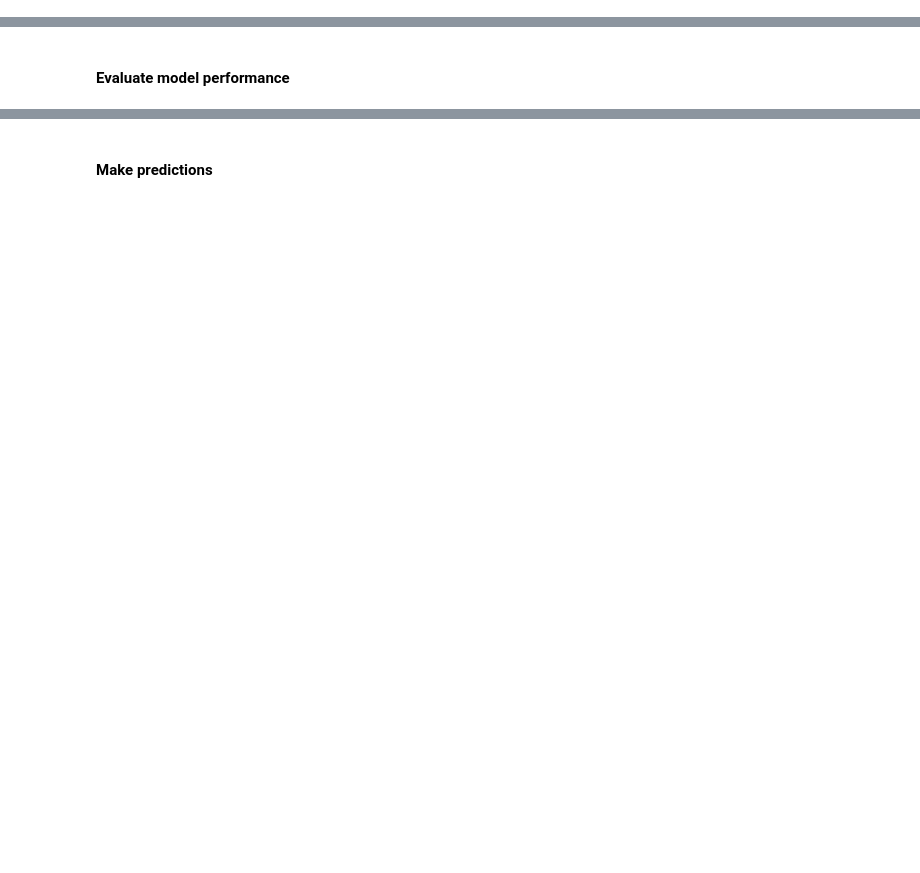
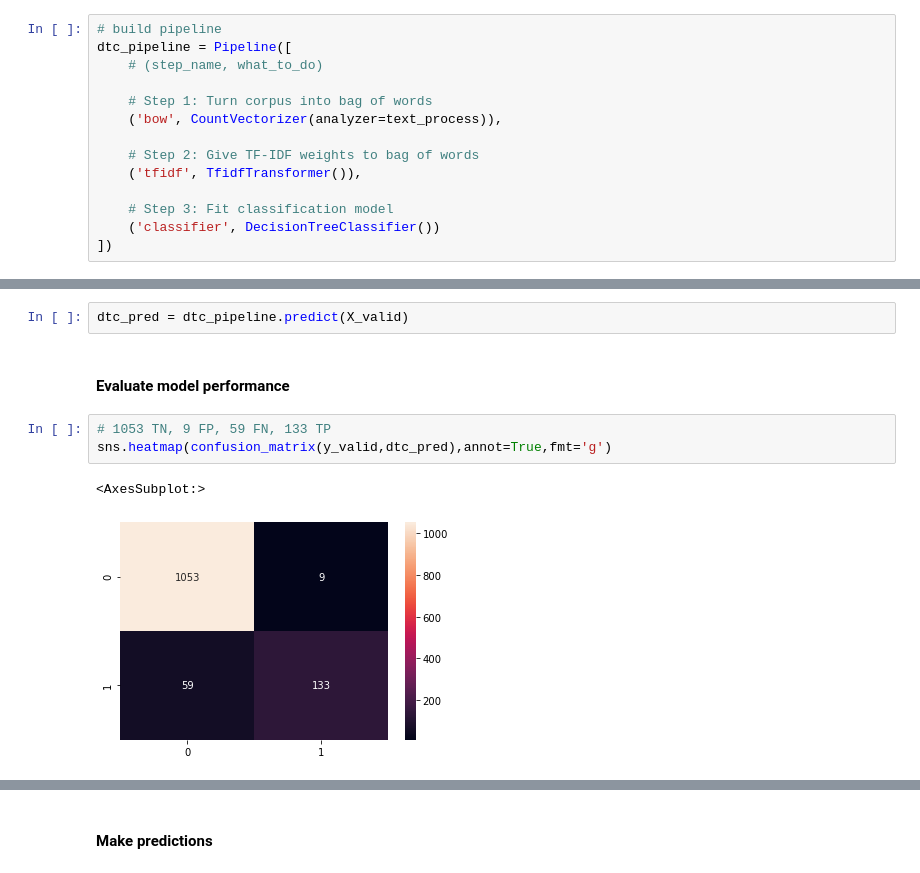
Before and after one commit to kamelCased/learningDataScience, a Jupyter notebook: Natural Language Processing.ipynb, the cells around one changed output, grey strips where cells are left out. Saved outputs shown, nothing was run; the diff lists cells and outputs as text; blank space fills up the shorter version.

```diff
--- a/Natural Language Processing.ipynb
+++ b/Natural Language Processing.ipynb
@@ -480,0 +600,14 @@ weighted avg       0.93      0.93      0.92      1254
+# %%
+# build pipeline
+dtc_pipeline = Pipeline([
+    # (step_name, what_to_do)
+
+    # Step 1: Turn corpus into bag of words
+    ('bow', CountVectorizer(analyzer=text_process)),
+
+    # Step 2: Give TF-IDF weights to bag of words
+    ('tfidf', TfidfTransformer()),
+
+    # Step 3: Fit classification model
+    ('classifier', DecisionTreeClassifier())
+])
@@ -481,4 +622,12 @@ weighted avg       0.93      0.93      0.92      1254
 # %% [markdown]
 #### Make predictions
+# %%
+dtc_pred = dtc_pipeline.predict(X_valid)
 # %% [markdown]
 #### Evaluate model performance
+# %%
+# 1053 TN, 9 FP, 59 FN, 133 TP
+sns.heatmap(confusion_matrix(y_valid,dtc_pred),annot=True,fmt='g')
+# %% [output]
+<AxesSubplot:>
+[figure, added]
```
Also changed, not shown: parts of 45 cells of this notebook.
